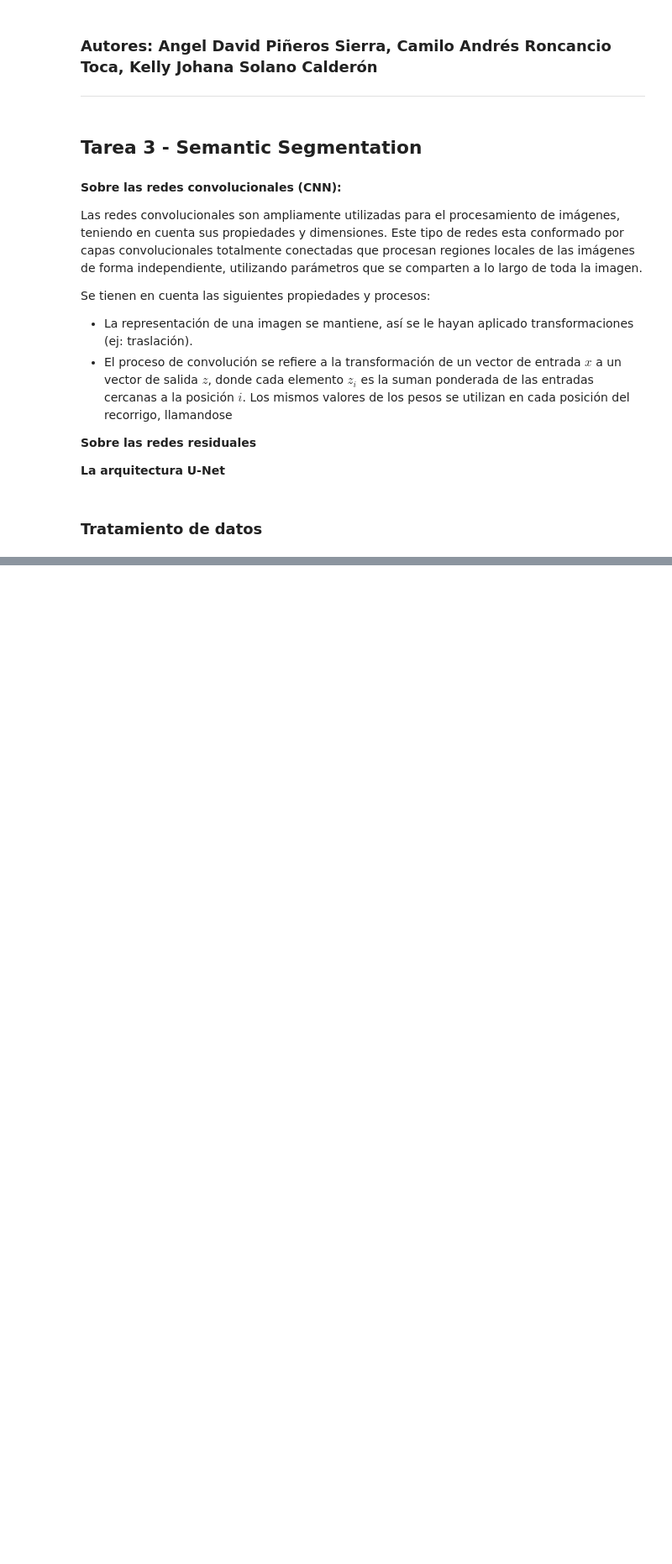
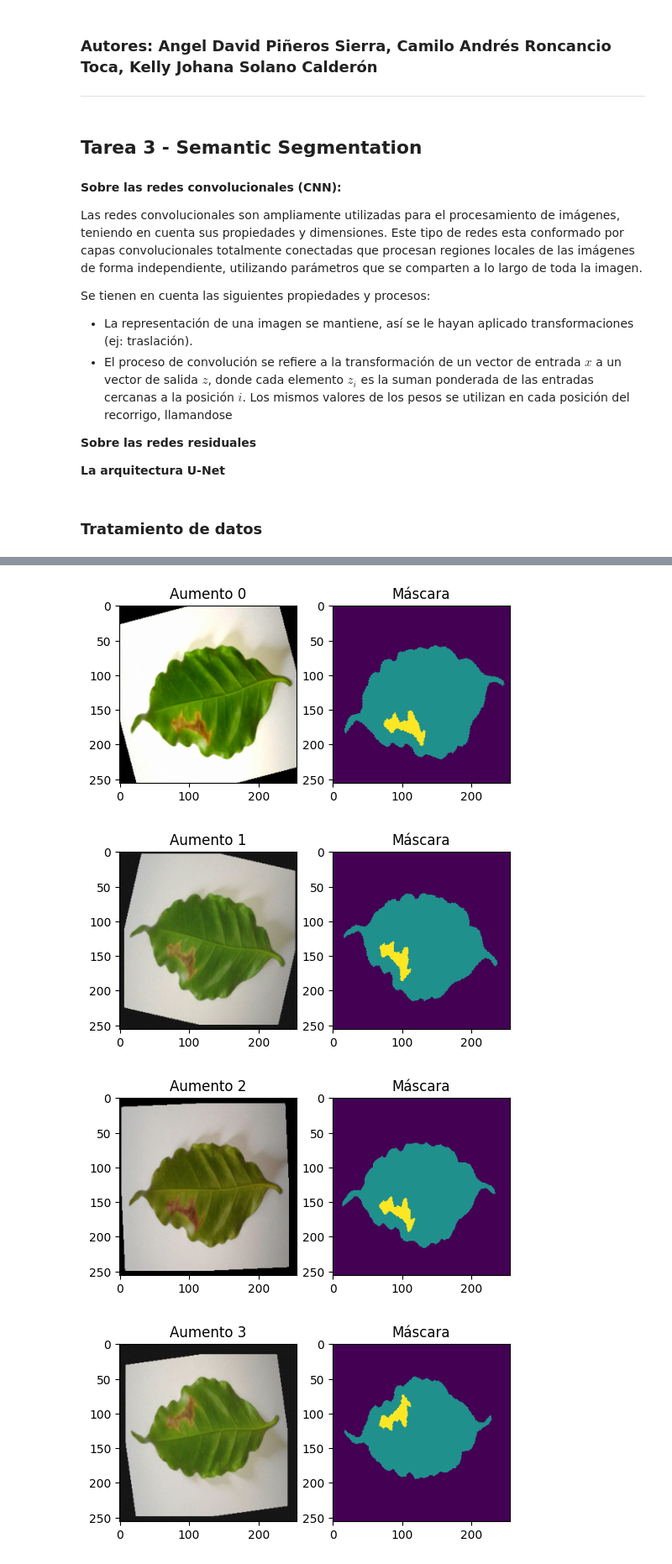
Before and after one commit to Locotin/Tarea-3-IA, a Jupyter notebook: ksolanoc_semantic_segmentation.ipynb, the cells around one changed output, grey strips where cells are left out. Shown: that part at 84% size. Saved outputs shown, nothing was run; the diff lists cells and outputs as text; code cells hidden in the pictures; blank space fills up the shorter version.

```diff
--- a/ksolanoc_semantic_segmentation.ipynb
+++ b/ksolanoc_semantic_segmentation.ipynb
@@ -134,0 +230,14 @@ Desviación estándar por canal (dataset): tensor([0.2315, 0.1936, 0.3129])
+# %%
+sample_img = Image.open("coffee_leaves/coffee_leaves/train/imgs/60.jpg").convert("RGB")
+sample_mask = Image.open("coffee_leaves/coffee_leaves/train/masks/60_mask.png")
+
+for i in range(4):
+    img_t, mask_t = preprocess_training_sample(sample_img.copy(), sample_mask.copy())
+    plt.figure(figsize=(6,3))
+    plt.subplot(1,2,1); plt.imshow(img_t.permute(1,2,0).cpu().numpy()*IMG_STD.numpy()+IMG_MEAN.numpy()); plt.title(f"Aumento {i}")
+    plt.subplot(1,2,2); plt.imshow(mask_t.cpu().numpy()); plt.title("Máscara"); plt.show()
+# %% [output]
+[figure, added]
+[figure, added]
+[figure, added]
+[figure, added]
```
Also changed, not shown: parts of 4 cells of this notebook.
